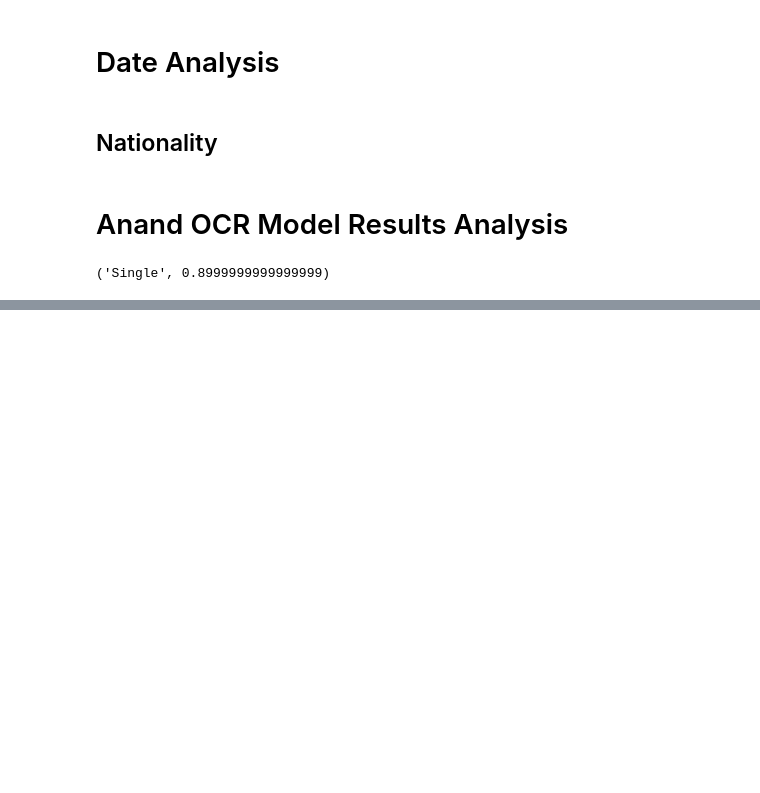
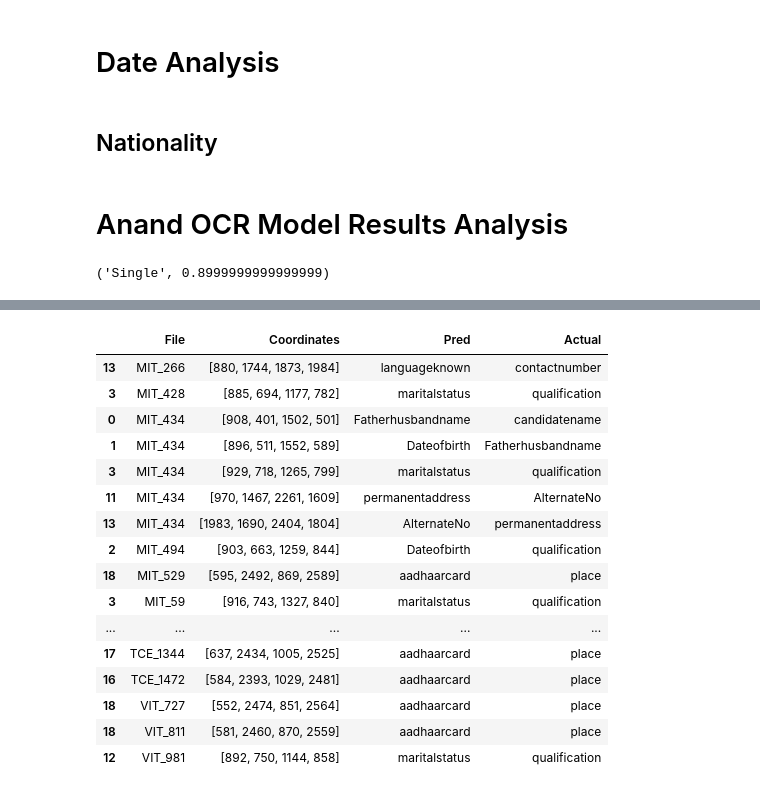
Before and after one commit to sathishkumartheta/tokenwise-dehado-ai, a Jupyter notebook: notebooks/OCR_Metrics.ipynb, the cells around one changed output, grey strips where cells are left out. Cells and saved outputs as stored; diff of their text form; code cells hidden in the pictures; blank space fills up the shorter version.

Commit message:
update coordinates

```diff
--- a/notebooks/OCR_Metrics.ipynb
+++ b/notebooks/OCR_Metrics.ipynb
@@ -1250,0 +1268,10 @@ out_img = np.zeros(size=(gray_image.width, ))
+# %%
+def find_matches(table_coordinates, field_coordinates):
+    pred_field = []
+    for cent in field_coordinates:
+        min_dist = {}
+        for key, val in table_coordinates.items():
+            min_dist[key] = compute_iou(cent, val)
+        pred_field.append(max(min_dist, key = lambda x: min_dist[x]))
+
+    return pred_field
@@ -1250,0 +1304,19 @@ out_img = np.zeros(size=(gray_image.width, ))
+# %%
+ref_table_coordinates = load_ref_coordinates(r"F:\Muthu_2023\Personal\NextStep\Hackathon\DeHaDo_AI\tokenwise-dehado-ai\assets\Ref_Coordinates.xlsx")
+# %%
+image_path = root_dir + "/" + r"Dataset\test\images"
+labels_path = root_dir + "/" + r"Dataset\test\labels"
+res_df = pd.DataFrame(columns=['File', 'Coordinates', 'Pred', 'Actual'])
+for file in os.listdir(image_path):
+    filename = file.split(".")[0]
+    label_file = filename + ".json"
+    print("Running ", filename, " ...")
+    local_table_coordinates = get_table_coordinates(image_path +  "/" + file)
+    fields, coords = load_gt(labels_path + "/" + label_file)
+    field_coordinates = []
+    for coord in coords:
+        field_coordinates.append(norm_coordinates(local_table_coordinates, coord))
+    pred_fields = find_matches(ref_table_coordinates, field_coordinates)
+
+    data = {'File': [filename] * len(pred_fields), 'Coordinates': coords, 'Pred': pred_fields, 'Actual': fields}
+    res_df = pd.concat([res_df, pd.DataFrame(data)])
@@ -1250,0 +1343,2 @@ out_img = np.zeros(size=(gray_image.width, ))
+# %%
+failed_res = res_df[res_df['Pred'] != res_df['Actual']]
@@ -1250,0 +1368,20 @@ out_img = np.zeros(size=(gray_image.width, ))
+# %%
+failed_res
+# %% [output]
+|  | File | Coordinates | Pred | Actual |
+| 13 | MIT_266 | [880, 1744, 1873, 1984] | languageknown | contactnumber |
+| 3 | MIT_428 | [885, 694, 1177, 782] | maritalstatus | qualification |
+| 0 | MIT_434 | [908, 401, 1502, 501] | Fatherhusbandname | candidatename |
+| 1 | MIT_434 | [896, 511, 1552, 589] | Dateofbirth | Fatherhusbandname |
+| 3 | MIT_434 | [929, 718, 1265, 799] | maritalstatus | qualification |
+| 11 | MIT_434 | [970, 1467, 2261, 1609] | permanentaddress | AlternateNo |
+| 13 | MIT_434 | [1983, 1690, 2404, 1804] | AlternateNo | permanentaddress |
+| 2 | MIT_494 | [903, 663, 1259, 844] | Dateofbirth | qualification |
+| 18 | MIT_529 | [595, 2492, 869, 2589] | aadhaarcard | place |
+| 3 | MIT_59 | [916, 743, 1327, 840] | maritalstatus | qualification |
+| ... | ... | ... | ... | ... |
+| 17 | TCE_1344 | [637, 2434, 1005, 2525] | aadhaarcard | place |
+| 16 | TCE_1472 | [584, 2393, 1029, 2481] | aadhaarcard | place |
+| 18 | VIT_727 | [552, 2474, 851, 2564] | aadhaarcard | place |
+| 18 | VIT_811 | [581, 2460, 870, 2559] | aadhaarcard | place |
+| 12 | VIT_981 | [892, 750, 1144, 858] | maritalstatus | qualification |
```
Also changed, not shown: parts of 150 cells of this notebook, 1 other file.
